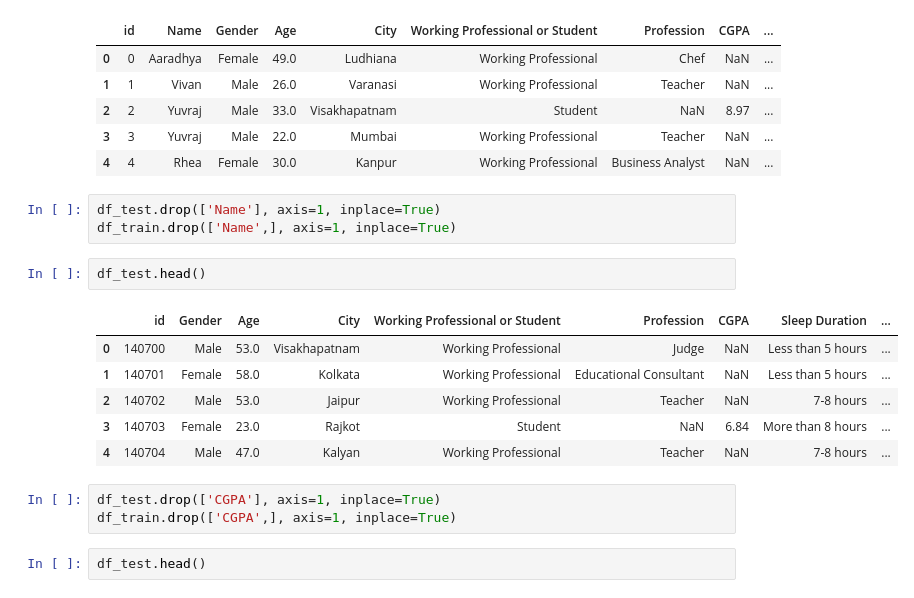
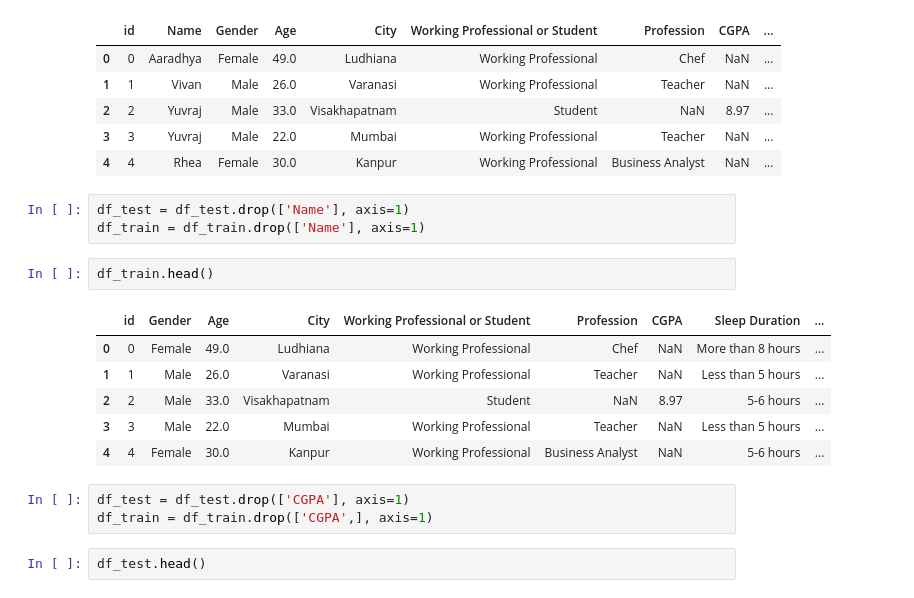
Before and after one commit to tdarum/mentalHealth, a Jupyter notebook: mentalHealth.ipynb, the cells around one changed output. Cells and saved outputs as stored; diff of their text form.

```diff
--- a/mentalHealth.ipynb
+++ b/mentalHealth.ipynb
@@ -184,20 +188,20 @@ df_train.head()
 | 3 | 3 | Yuvraj | Male | 22.0 | Mumbai | Working Professional | Teacher | NaN | ... |
 | 4 | 4 | Rhea | Female | 30.0 | Kanpur | Working Professional | Business Analyst | NaN | ... |
 # %%
-df_test.drop(['Name'], axis=1, inplace=True)
-df_train.drop(['Name',], axis=1, inplace=True)
+df_test = df_test.drop(['Name'], axis=1)
+df_train = df_train.drop(['Name'], axis=1)
 # %%
-df_test.head()
+df_train.head()
 # %% [output]
 |  | id | Gender | Age | City | Working Professional or Student | Profession | CGPA | Sleep Duration | ... |
-| 0 | 140700 | Male | 53.0 | Visakhapatnam | Working Professional | Judge | NaN | Less than 5 hours | ... |
-| 1 | 140701 | Female | 58.0 | Kolkata | Working Professional | Educational Consultant | NaN | Less than 5 hours | ... |
-| 2 | 140702 | Male | 53.0 | Jaipur | Working Professional | Teacher | NaN | 7-8 hours | ... |
-| 3 | 140703 | Female | 23.0 | Rajkot | Student | NaN | 6.84 | More than 8 hours | ... |
-| 4 | 140704 | Male | 47.0 | Kalyan | Working Professional | Teacher | NaN | 7-8 hours | ... |
+| 0 | 0 | Female | 49.0 | Ludhiana | Working Professional | Chef | NaN | More than 8 hours | ... |
+| 1 | 1 | Male | 26.0 | Varanasi | Working Professional | Teacher | NaN | Less than 5 hours | ... |
+| 2 | 2 | Male | 33.0 | Visakhapatnam | Student | NaN | 8.97 | 5-6 hours | ... |
+| 3 | 3 | Male | 22.0 | Mumbai | Working Professional | Teacher | NaN | Less than 5 hours | ... |
+| 4 | 4 | Female | 30.0 | Kanpur | Working Professional | Business Analyst | NaN | 5-6 hours | ... |
 # %%
-df_test.drop(['CGPA'], axis=1, inplace=True)
-df_train.drop(['CGPA',], axis=1, inplace=True)
+df_test = df_test.drop(['CGPA'], axis=1)
+df_train = df_train.drop(['CGPA',], axis=1)
 # %%
 df_test.head()
 # %% [output]
```
Also changed, not shown: parts of 29 cells of this notebook.
